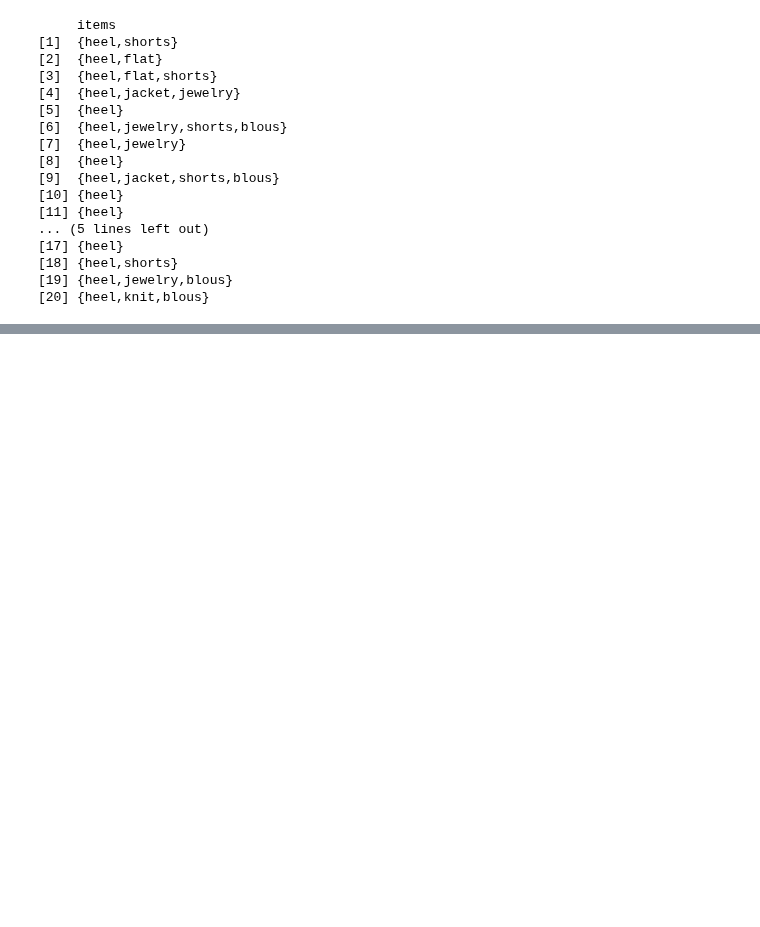
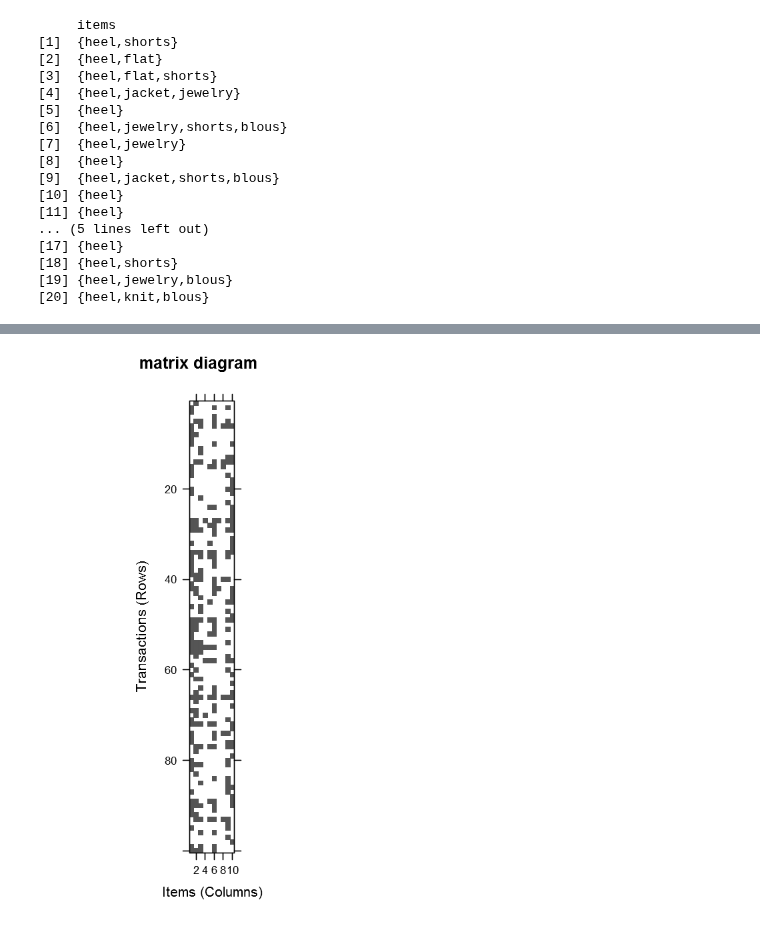
Before and after one commit to byungjun0689/DataScience, a Jupyter notebook: KMU/Second Semester/DataMining/1119_1126_Association Rule Mining/Association Rule Mining.ipynb, the cells around one changed output, grey strips where cells are left out. Saved outputs shown, nothing was run; the diff lists cells and outputs as text; code cells hidden in the pictures; blank space fills up the shorter version.

```diff
--- a/KMU/Second Semester/DataMining/1119_1126_Association Rule Mining/Association Rule Mining.ipynb
+++ b/KMU/Second Semester/DataMining/1119_1126_Association Rule Mining/Association Rule Mining.ipynb
@@ -395,0 +400,5 @@ inspect(trans[1:20])
+# %%
+options(repr.plot.width=4,repr.plot.height=7)
+image(sample(trans, 100, replace = FALSE), main = "matrix diagram")
+# %% [output]
+[figure, added]
```
Also changed, not shown: parts of 10 cells of this notebook, 3 other files.
